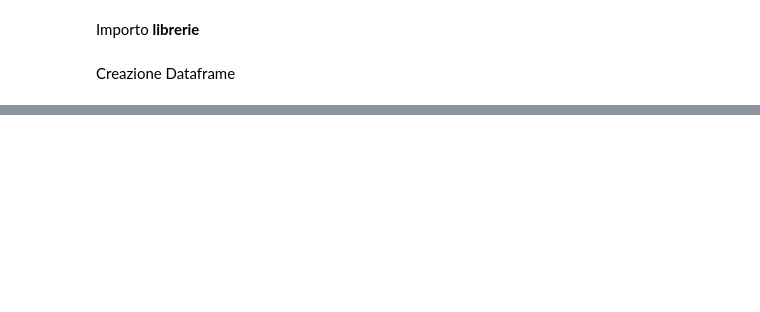
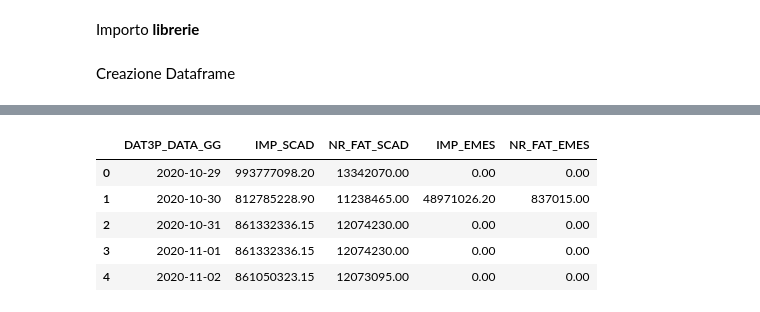
Before and after one commit to RaJaRaJiLLaH/Hands-On-Machine-Learning-with-Scikit-Learn-Keras-and-TensorFlow-3rd-Edition, a Jupyter notebook: 0_Espolarazione_analisi_dati.ipynb, the cells around one changed output, grey strips where cells are left out. Saved outputs shown, nothing was run; the diff lists cells and outputs as text; code cells hidden in the pictures; blank space fills up the shorter version.

```diff
--- a/0_Espolarazione_analisi_dati.ipynb
+++ b/0_Espolarazione_analisi_dati.ipynb
@@ -36,0 +46,10 @@ memory usage: 744.0+ bytes
+# %%
+df_billing=pd.read_csv('/content/0_dataset_input/storico_billing.csv', parse_dates=['DAT3P_DATA_GG'] )
+df_billing.head(5)
+# %% [output]
+|  | DAT3P_DATA_GG | IMP_SCAD | NR_FAT_SCAD | IMP_EMES | NR_FAT_EMES |
+| 0 | 2020-10-29 | 993777098.20 | 13342070.00 | 0.00 | 0.00 |
+| 1 | 2020-10-30 | 812785228.90 | 11238465.00 | 48971026.20 | 837015.00 |
+| 2 | 2020-10-31 | 861332336.15 | 12074230.00 | 0.00 | 0.00 |
+| 3 | 2020-11-01 | 861332336.15 | 12074230.00 | 0.00 | 0.00 |
+| 4 | 2020-11-02 | 861050323.15 | 12073095.00 | 0.00 | 0.00 |
```
Also changed, not shown: parts of 11 cells of this notebook.
